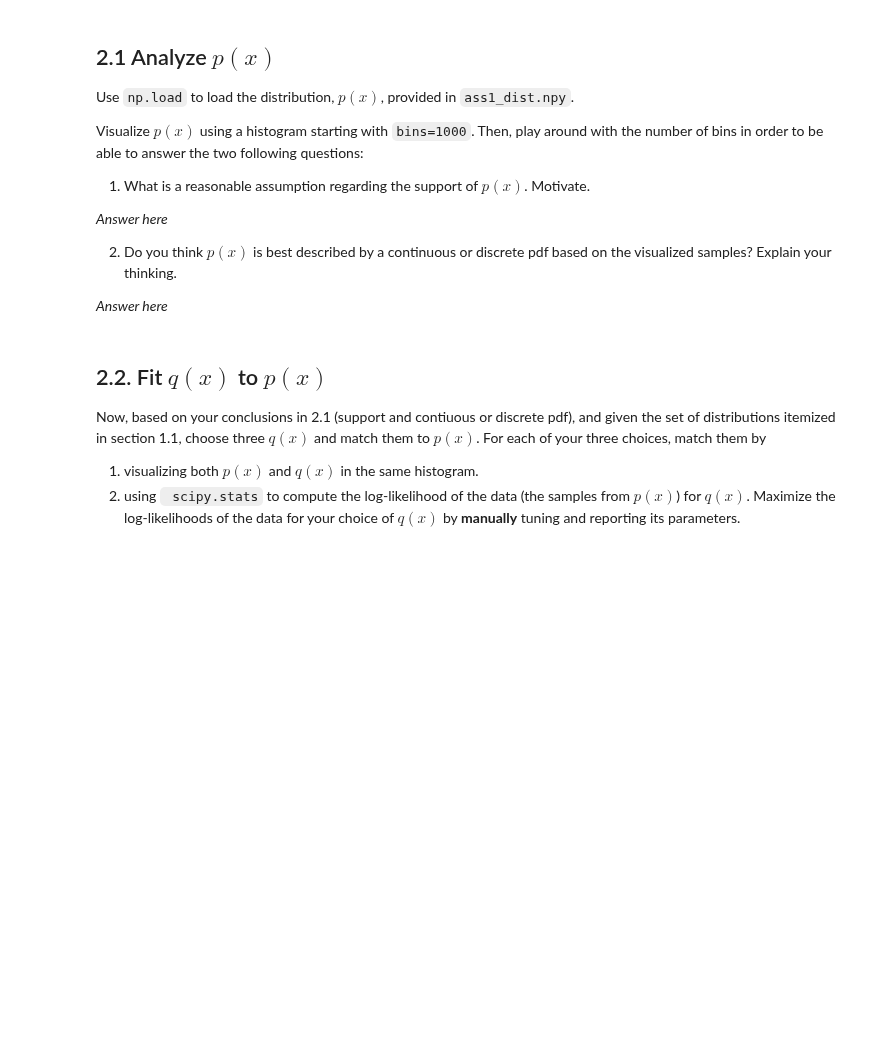
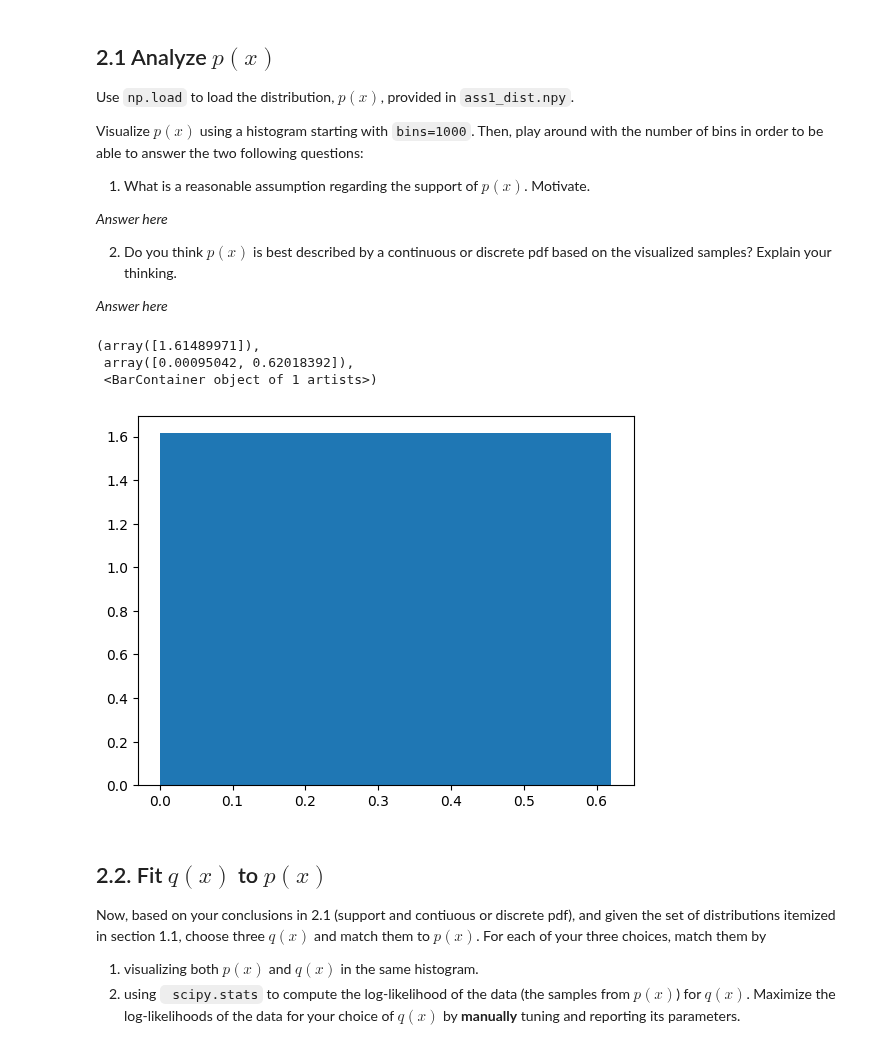
Before and after one commit to leonardodeclara/DD2447-Statistical-Methods-in-Applied-Computer-Science, a Jupyter notebook: Assignment_1/assignment1.ipynb, the cells around one changed output. Saved outputs shown, nothing was run; the diff lists cells and outputs as text; code cells hidden in the pictures; blank space fills up the shorter version.

```diff
--- a/Assignment_1/assignment1.ipynb
+++ b/Assignment_1/assignment1.ipynb
@@ -368,6 +367,16 @@ Visualize $p(x)$ using a histogram starting with `bins=1000`. Then, play around
 2.   Do you think $p(x)$ is best described by a continuous or discrete pdf based on the visualized samples? Explain your thinking.
 
 *Answer here*
+# %%
+p = np.load('ass1_dist.npy')
+plt.hist(p, bins = 1, density = True)
+# using only one bin we can tell that the support goes from approximately 0 to a value higher than 0.6
+# using a high number of bins the variable is probably best described by a continuous pdf
+# %% [output]
+(array([1.61489971]),
+ array([0.00095042, 0.62018392]),
+ <BarContainer object of 1 artists>)
+[figure, added]
 # %% [markdown]
 ## 2.2. Fit $q(x)$ to $p(x)$
 
```
Also changed, not shown: parts of 3 cells of this notebook.
